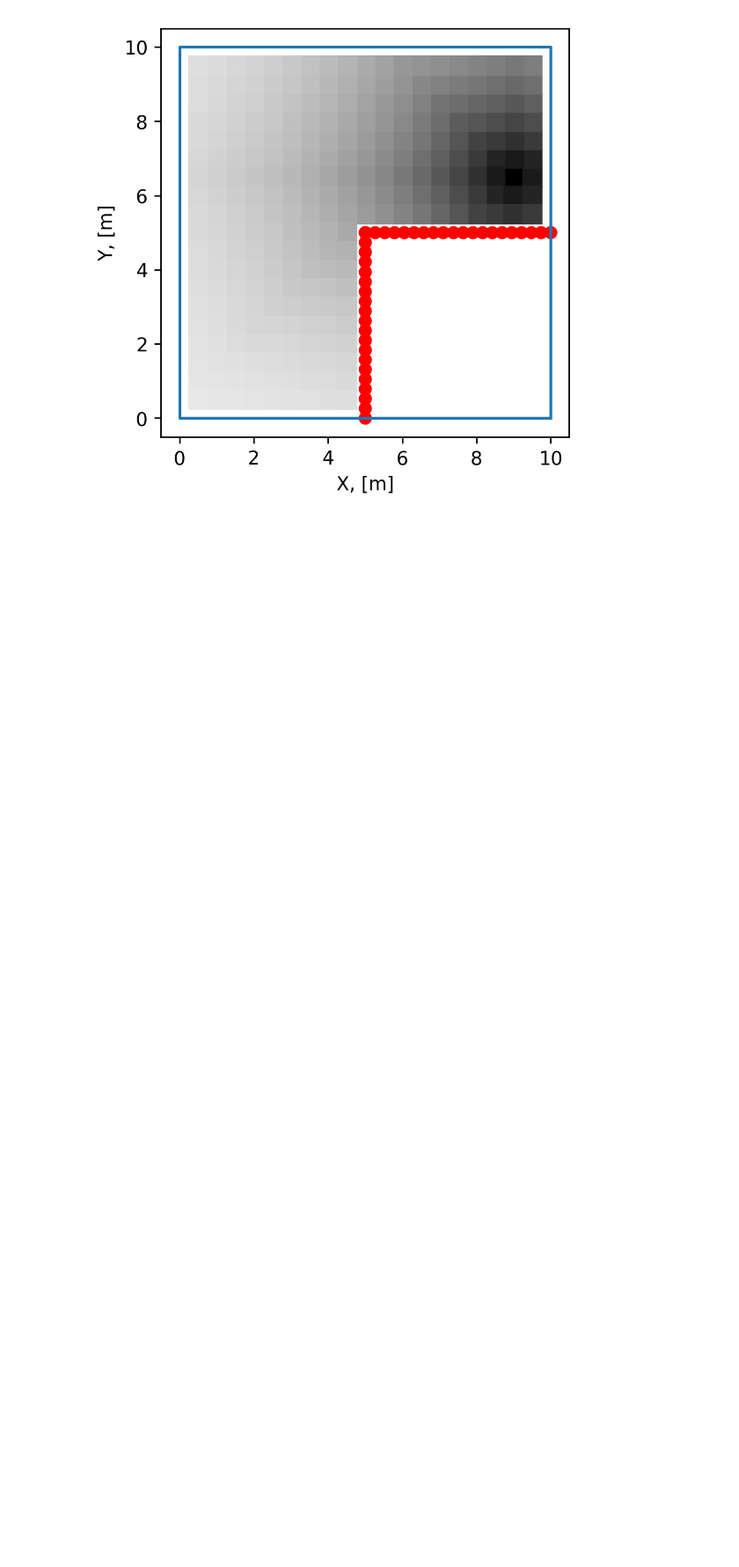
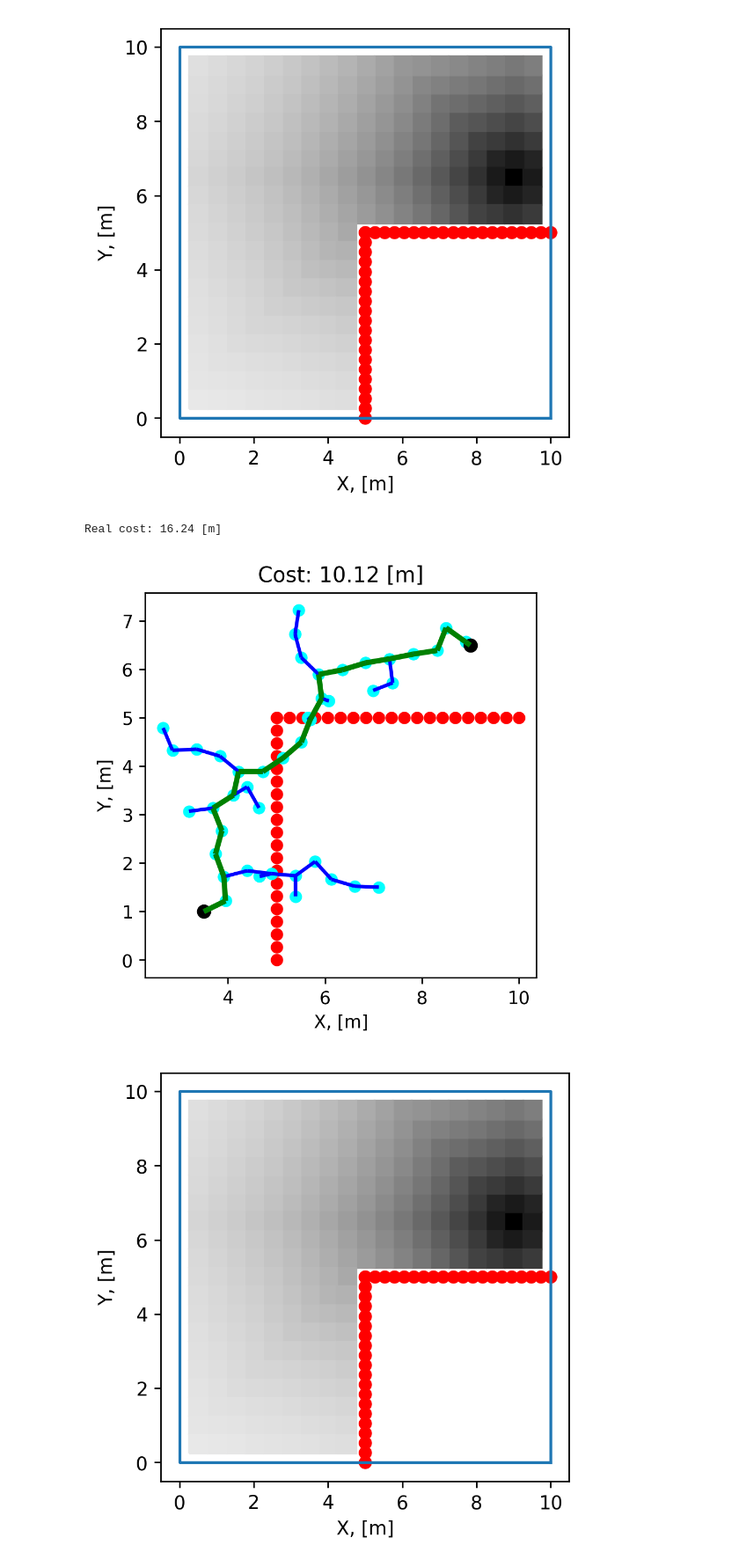
Before and after one commit to Steplerchik/motion-planner, a Jupyter notebook: notebooks/colab_problem_definition.ipynb, the cells around one changed output. Shown at 88% size. Saved outputs shown, nothing was run; the diff lists cells and outputs as text; code cells hidden in the pictures; blank space fills up the shorter version.

Commit message:
#14: ProblemDefinitionFactory is created

```diff
--- a/notebooks/colab_problem_definition.ipynb
+++ b/notebooks/colab_problem_definition.ipynb
@@ -65,3 +63,19 @@ plot_cost_map(navigation_function)
 Real cost: 36.29 [m]
 [figure]
 [figure]
+# %%
+problem_definition_factory = ProblemDefinitionFactory()
+problem_definition_factory.problem.solve()
+cost = problem_definition_factory.problem.cost
+print("Real cost: %.2f [m]" %cost)
+
+start = problem_definition_factory.planner_factory.start_position
+finish = problem_definition_factory.planner_factory.end_position
+obstacle_points = problem_definition_factory.planner_factory.obstacle_points
+planner = problem_definition_factory.problem.planner
+plot_rrt(planner, start, finish, obstacle_points)
+plot_cost_map(problem_definition_factory.navigation_function)
+# %% [output]
+Real cost: 16.24 [m]
+[figure, added]
+[figure, added]
```
Also changed, not shown: parts of 2 cells of this notebook, 2 other files.
